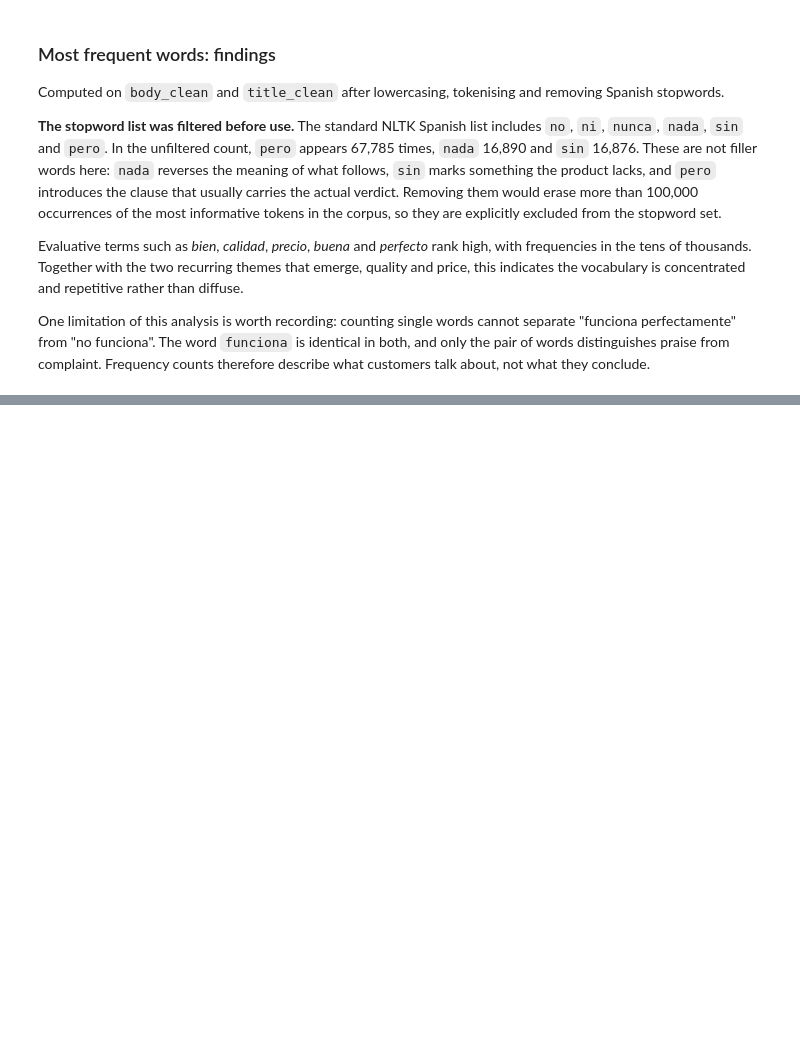
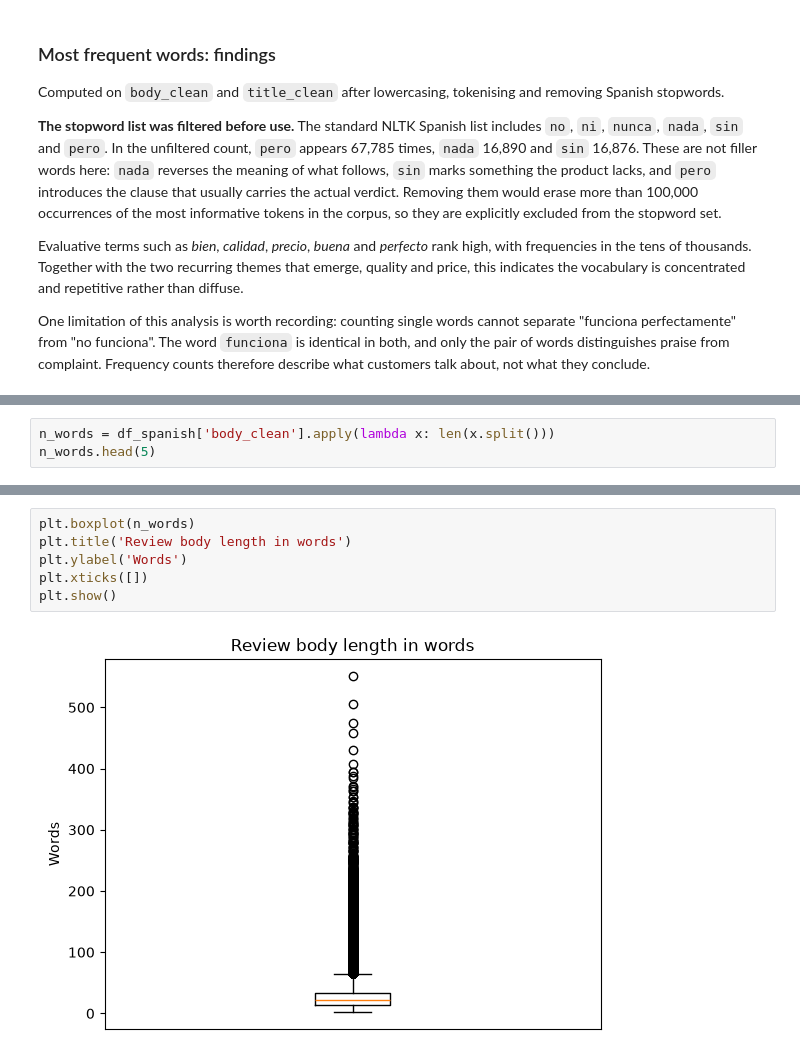
Before and after one commit to AlejandroBeldaFernandez/Amazon-Reviews-Spanish, a Jupyter notebook: Amazon_Reviews.ipynb, the cells around one changed output, grey strips where cells are left out. Drawn from its saved outputs; the diff is of its cells as text; blank space fills up the shorter version.

```diff
--- a/Amazon_Reviews.ipynb
+++ b/Amazon_Reviews.ipynb
@@ -810,0 +822,3 @@ describe what customers talk about, not what they conclude.
+# %%
+n_words = df_spanish['body_clean'].apply(lambda x: len(x.split()))
+n_words.head(5)
@@ -810,0 +879,8 @@ describe what customers talk about, not what they conclude.
+# %%
+plt.boxplot(n_words)
+plt.title('Review body length in words')
+plt.ylabel('Words')
+plt.xticks([])
+plt.show()
+# %% [output]
+[figure, added]
```
Also changed, not shown: parts of 20 cells of this notebook.
